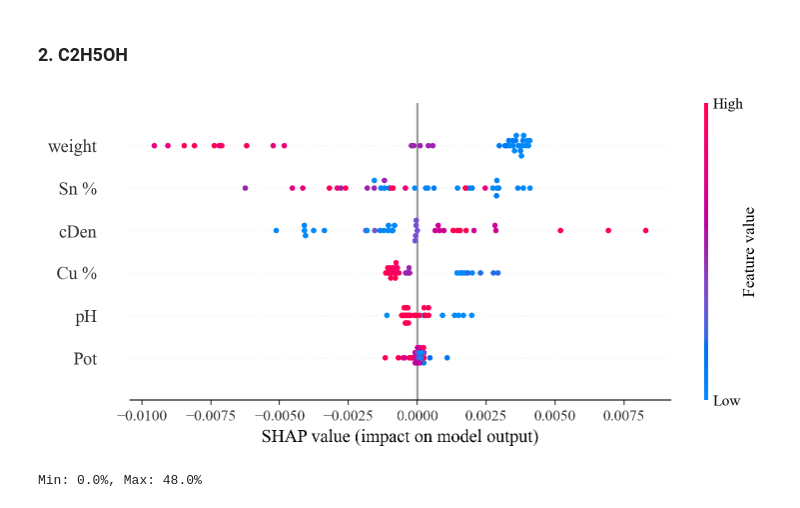
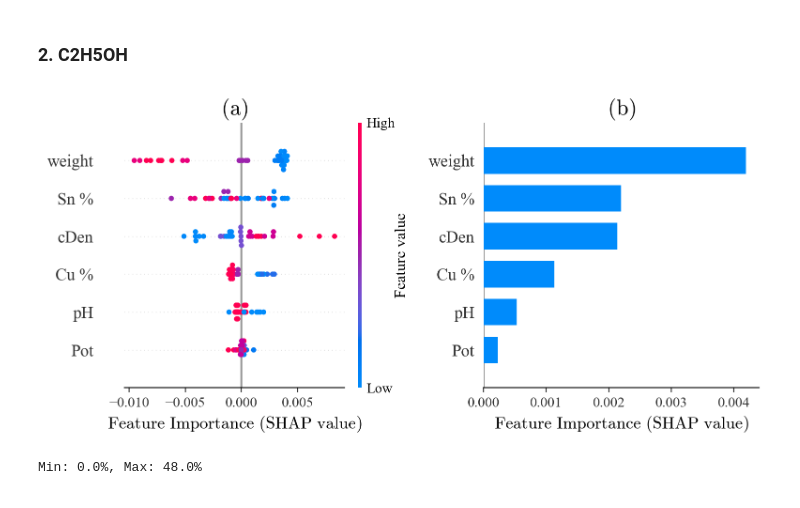
Before and after one commit to EnthusiasticTeslim/ReductElectro, a Jupyter notebook: neuralnetwork/eeh/shap-analysis.ipynb, the cells around one changed output. Cells and saved outputs as stored; diff of their text form; code cells hidden in the pictures.

```diff
--- a/neuralnetwork/eeh/shap-analysis.ipynb
+++ b/neuralnetwork/eeh/shap-analysis.ipynb
@@ -126,14 +141,24 @@ def f_instance_2(df):
 
 explainer_2 = shap.Explainer(f_instance_2, data)
 shap_values_2 = explainer_2(data)
-# %%
-shap.summary_plot(
-    shap_values_2,
-    features=data,
-    show=False,
-)
-# %% [output]
-[figure, removed]
+# %%
+fig2x = plt.figure()
+
+ax2x0 = fig2x.add_subplot(121)
+shap.summary_plot(shap_values_2, features=data, show=False,)
+ax2x0.set_xlabel(r'$\rm Feature\ Importance \ (SHAP \ value)$')
+ax2x0.set_title(r'$\rm (a)$')
+
+ax2x1 = fig2x.add_subplot(122)
+shap.summary_plot(shap_values_2, features=data, show=False, plot_type='bar')
+ax2x1.set_xlabel(r'$\rm Feature\ Importance \ (SHAP \ value)$')
+ax2x1.set_title(r'$\rm (b)$')
+
+plt.gcf().set_size_inches(fig_size)
+plt.tight_layout()
+plt.show()
+# %% [output]
+[figure, added]
 # %%
 idx_max, idx_min = np.argmax(output['EtoH']), np.argmin(output['EtoH'])
 print(f"Min: {output['EtoH'].iloc[idx_min]*100}%, Max: {output['EtoH'].iloc[idx_max]*100}%")
```
Also changed, not shown: parts of 15 cells of this notebook.
